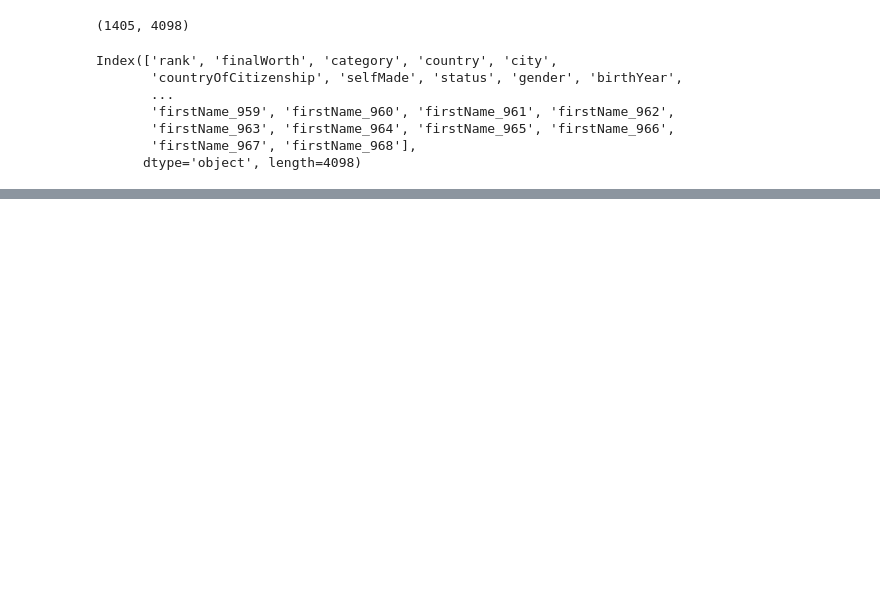
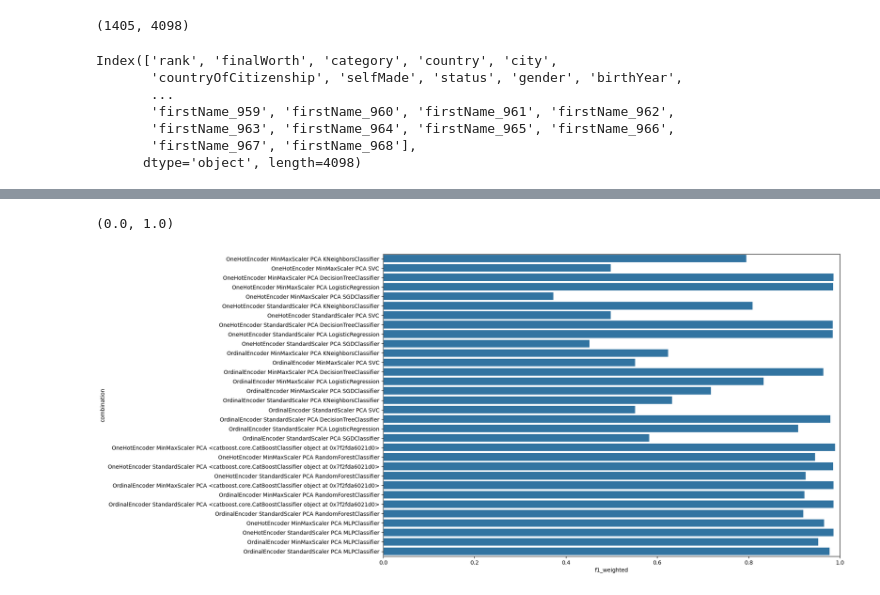
Before and after one commit to ShadowrunnerLeon/ML-Notebooks, a Jupyter notebook: billion.ipynb, the cells around one changed output, grey strips where cells are left out. Cells and saved outputs as stored; diff of their text form; code cells hidden in the pictures; blank space fills up the shorter version.

```diff
--- a/billion.ipynb
+++ b/billion.ipynb
@@ -858,0 +768,9 @@ metrics
+# %%
+fig, ax = plt.subplots(figsize=(15,10))
+sns.barplot(y=metrics['combination'], x=metrics['f1_weighted'], orient='h', ax=ax)
+plt.ylabel('combination')
+plt.xlabel('f1_weighted')
+plt.xlim(right=1)
+# %% [output]
+(0.0, 1.0)
+[figure, added]
```
Also changed, not shown: parts of 23 cells of this notebook, 1 other file.
